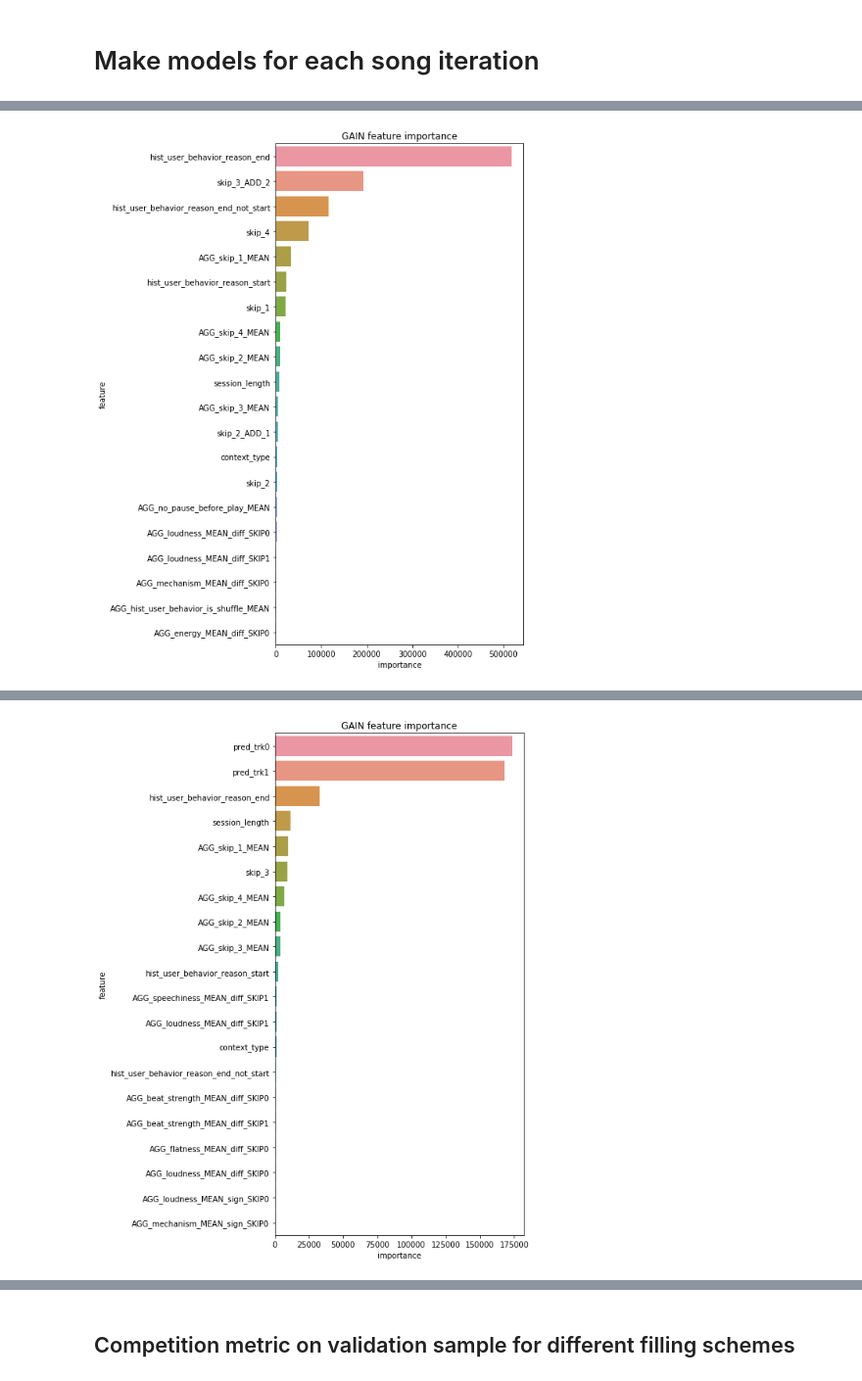
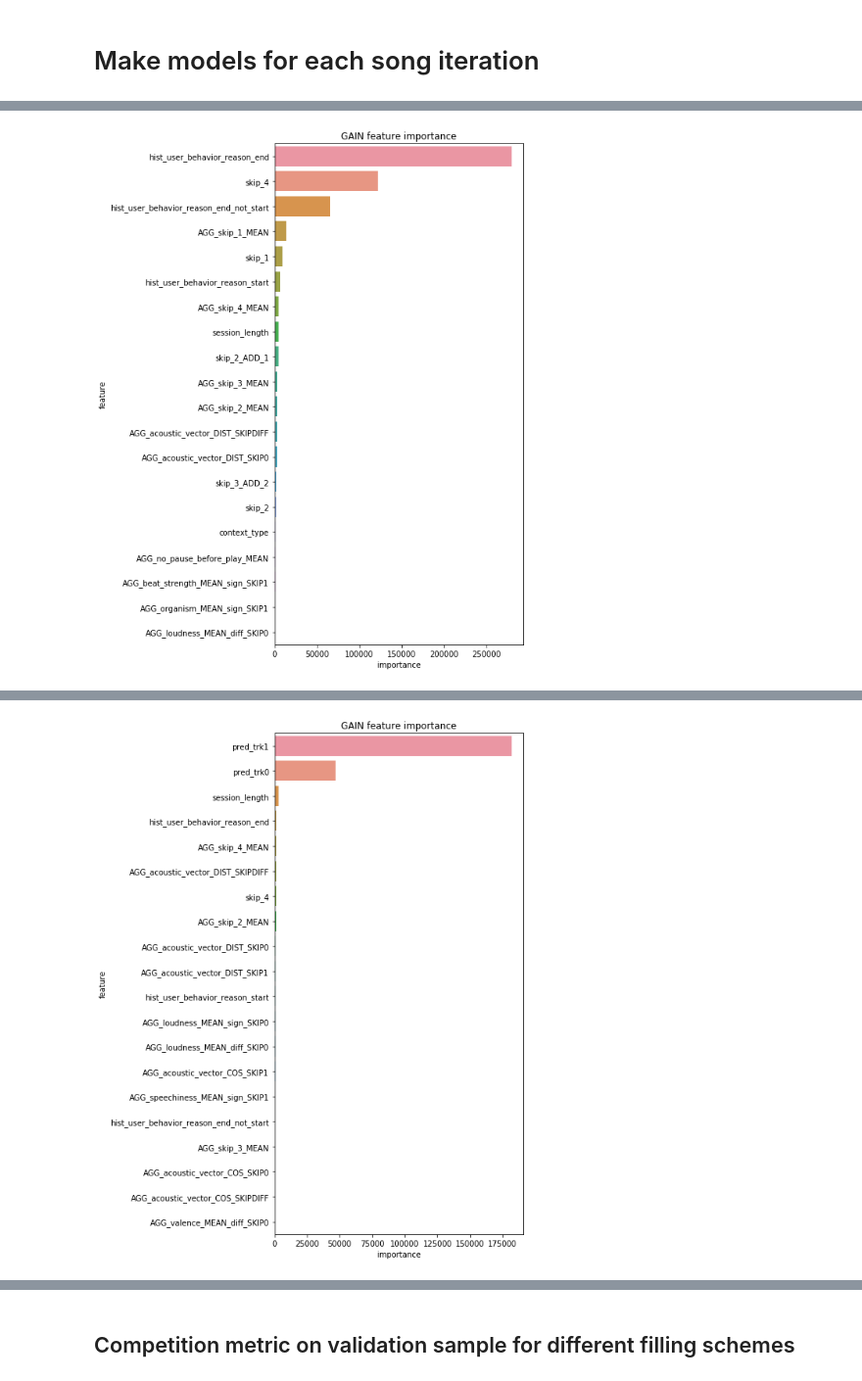
Before and after one commit to mlisovyi/skip-prediction-challenge-starter-kit, a Jupyter notebook: Model_Building.ipynb, the cells around one changed output, grey strips where cells are left out. Shown at 98% size. Saved outputs shown, nothing was run; the diff lists cells and outputs as text; code cells hidden in the pictures.

```diff
--- a/Model_Building.ipynb
+++ b/Model_Building.ipynb
@@ -290,15 +314,15 @@ def learning_rate_decay_power_0995(current_iter):
 # %%
 n_fit = None
 # %%
-# X = pd.concat([X_trn, X_trk[0]], axis=1)
-# fit_params = {'eval_names': ['train', 'early_stop'],
-#               'eval_set': [(X.loc[id_trn,:], y_trn[0].loc[id_trn]),
-#                            (X.loc[id_stp,:], y_trn[0].loc[id_stp])],
-#               'eval_metric': 'binary_error',
-#               'verbose':50, 'early_stopping_rounds':60,
-#               'callbacks':[lgb.reset_parameter(learning_rate=learning_rate_decay_power_0995)]}
+X = pd.concat([X_trn, X_trk[0]], axis=1)
+fit_params = {'eval_names': ['train', 'early_stop'],
+              'eval_set': [(X.loc[id_trn,:], y_trn[0].loc[id_trn]),
+                           (X.loc[id_stp,:], y_trn[0].loc[id_stp])],
+              'eval_metric': 'binary_error',
+              'verbose':50, 'early_stopping_rounds':60,
+              'callbacks':[lgb.reset_parameter(learning_rate=learning_rate_decay_power_0995)]}
 
-# mdl.fit(X.loc[id_trn,:].iloc[:n_fit], y_trn[0].loc[id_trn].iloc[:n_fit], **fit_params)
+mdl.fit(X.loc[id_trn,:].iloc[:n_fit], y_trn[0].loc[id_trn].iloc[:n_fit], **fit_params)
 
-# prob_pred = mdl.predict_proba(X.loc[id_stp,:])[:,1]
-# evaluate_model(prob_pred>0.55, y_lists_stp)
+prob_pred = mdl.predict_proba(X.loc[id_stp,:])[:,1]
+evaluate_model(prob_pred>0.55, y_lists_stp)
@@ -339,41 +345,69 @@ l_prob = []
 X_prob=[]
 
 for i_ in list(range(5)):
-    X_trn, y_trn, X_trk = get_XY(df_trn.iloc[:], aggs, reset_index=True,
+    print('----------- {} -------------'.format(i_))
+    print('Full dataframe length = {}'.format(len(df_trn)))
+    X_trn, y_trn, X_trk = get_XY(df_trn.iloc[:], aggs, reset_index=False,
                       list_musik_qualities_=list_musik_qualities,#['valence'],
                       aggs_music_qualities_=aggs_music_qualities,
-                             i_=i_)
+                             i_=i_,
+                                 aggs_trkvec_=aggs_trkvec, list_trkvec_=list_trkvec)
 
     # for X_trk being produced centrally
     # i_trk = i_
     # for X_trk produced here in the loop
     i_trk = 0
 
+    # merge track aggregates
     X = pd.concat([X_trn, X_trk[i_trk]], axis=1)
+    # add predictions for the last modelled track
     if len(X_prob) > 0:
         X = pd.concat([X, pd.DataFrame({'pred_trk{}'.format(j): X_prob[j]
                                         for j in range(len(X_prob))
                                        })],
                       axis=1)
+    # get training and early-stop data and targets
+    X_trn_, y_trn_ = X.loc[id_trn,:], y_trn[i_trk].loc[id_trn]
+    X_stp_, y_stp_ = X.loc[id_stp,:], y_trn[i_trk].loc[id_stp]
+
+    # limit yourself to long-enough sessions
+    if i_ >= 5:
+        orig_len = len(X_trn_)
+        is_long_session = X_trn_['session_length'] >= (2*i_+1)
+        X_trn_, y_trn_ = (X_trn_[is_long_session],
+                          y_trn_[is_long_session])
+        is_long_session = X_stp_['session_length'] >= (2*i_+1)
+        X_stp_, y_stp_ = (X_stp_[is_long_session],
+                          y_stp_[is_long_session])
+        y_lists_stp_ = y_lists_stp[is_long_session.values]
+
+        final_len = len(X_trn_)
+        print('Kept {:.2f}% of data'.format(100. * final_len / orig_len))
+    else:
+        y_lists_stp_ = y_lists_stp
+
+#     display(y_trn_.head(30))
 
     fit_params = {'eval_names': ['train', 'early_stop'],
-                  'eval_set': [(X.loc[id_trn,:], y_trn[i_trk].loc[id_trn]),
-                               (X.loc[id_stp,:], y_trn[i_trk].loc[id_stp])],
+                  'eval_set': [(X_trn_, y_trn_),
+                               (X_stp_, y_stp_)],
                   'eval_metric': 'binary_error',
                   'verbose':100, 'early_stopping_rounds':60,
                   'callbacks':[lgb.reset_parameter(learning_rate=learning_rate_decay_power_0995)]}
 
-    mdl.fit(X.loc[id_trn,:].iloc[:n_fit],
-            y_trn[i_trk].loc[id_trn].iloc[:n_fit],
+    mdl.fit(X_trn_, y_trn_,
             **fit_params)
 
     #prediction for the validation/easly_stopping sample
-    prob_pred = mdl.predict_proba(X.loc[id_stp,:])[:,1]
+    prob_pred = mdl.predict_proba(X_stp_)[:,1]
+
+    del X_trn_, y_trn_, X_stp_, y_stp_
+    gc.collect()
 
     # save full (trn+val) prediction to be used in modelling
     X_prob.append(mdl.predict_proba(X)[:,1])
 
-    perf = evaluate_model(prob_pred>0.50, y_lists_stp)
+    perf = evaluate_model(prob_pred>0.50, y_lists_stp_)
     print('Constant prediction based on model trained on {}th event: AA={:.4f}, FPA={:.4f}'
           .format(i_, perf[0], perf[1])
          )
@@ -392,11 +426,13 @@ for i_ in list(range(5)):
                     fout_name='feature_importance_gain_{}.png'.format(i_),
                     dump_strs=[])
 
-#     # store the model
-#     import joblib
-#     joblib.dump(mdl, 'models/model_v2_m04_{}f_{}.pkl'.format(n_files, i_))
+    # store the model
+    import joblib
+    joblib.dump(mdl, 'models/model_v2_m05i1_{}f_{}.pkl'.format(n_files, i_))
 
+    prob_pred = mdl.predict_proba(X.loc[id_stp,:])[:,1]
     l_prob.append(prob_pred)
+    del X
     gc.collect()
     print(psutil.Process(os.getpid()).memory_info().rss / 1024**2)
 # %% [output]
@@ -420 +456 @@ The list of features with 0 importance:
-[figure, old version]
+[figure, new version]
@@ -422 +458 @@ The list of features with 0 importance:
-[figure, old version]
+[figure, new version]
```
Also changed, not shown: parts of 31 cells of this notebook.
